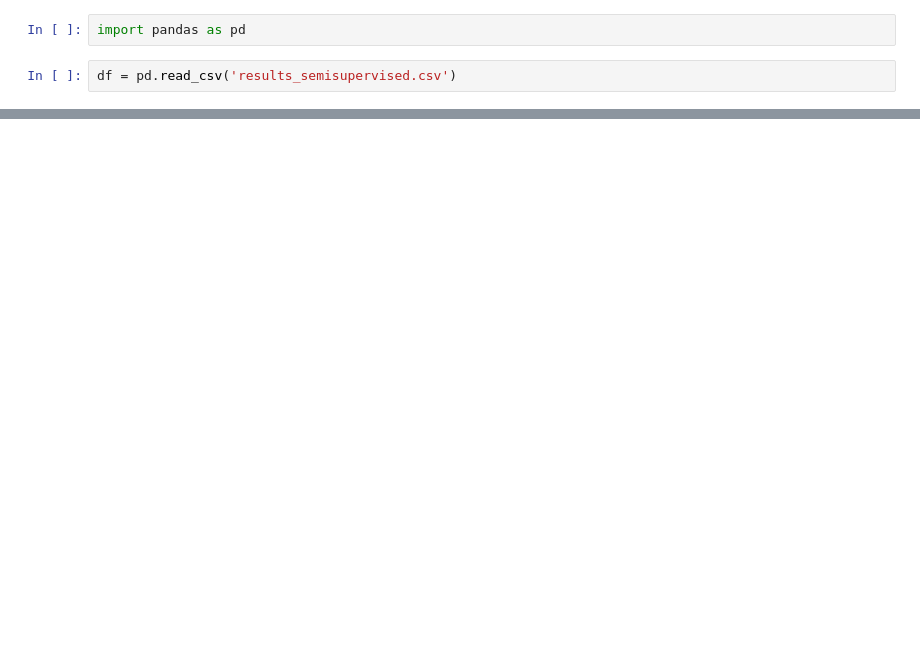
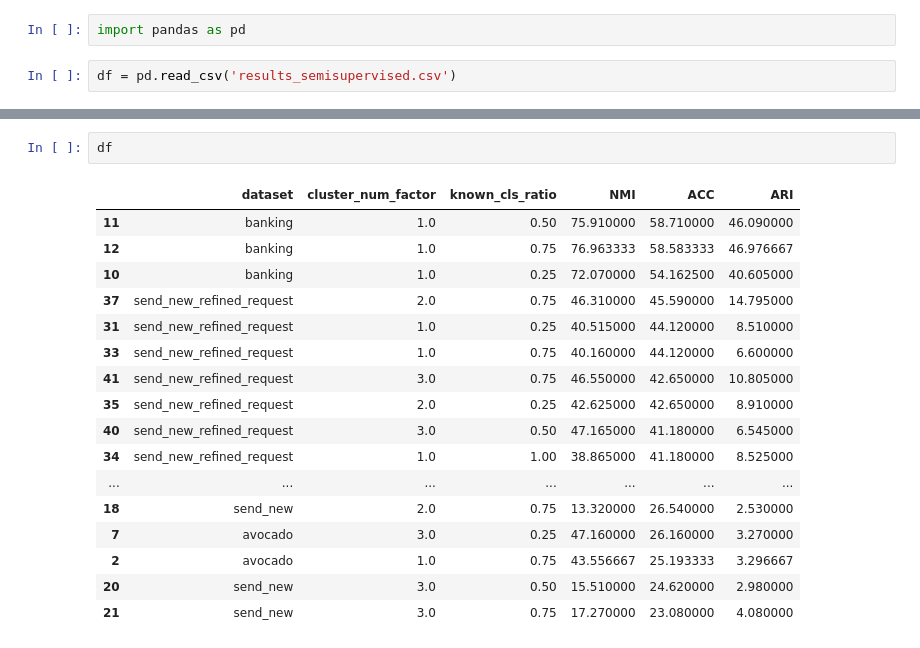
Before and after one commit to padeck/ma_workspace, a Jupyter notebook: TEXTOIR/open_intent_discovery/results/inspect_results.ipynb, the cells around one changed output, grey strips where cells are left out. Saved outputs shown, nothing was run; the diff lists cells and outputs as text; blank space fills up the shorter version.

```diff
--- a/TEXTOIR/open_intent_discovery/results/inspect_results.ipynb
+++ b/TEXTOIR/open_intent_discovery/results/inspect_results.ipynb
@@ -16,0 +63,20 @@ df.loc[( (df['seed']==0))].sort_values('known_cls_ratio')
+# %%
+df
+# %% [output]
+|  | dataset | cluster_num_factor | known_cls_ratio | NMI | ACC | ARI |
+| 11 | banking | 1.0 | 0.50 | 75.910000 | 58.710000 | 46.090000 |
+| 12 | banking | 1.0 | 0.75 | 76.963333 | 58.583333 | 46.976667 |
+| 10 | banking | 1.0 | 0.25 | 72.070000 | 54.162500 | 40.605000 |
+| 37 | send_new_refined_request | 2.0 | 0.75 | 46.310000 | 45.590000 | 14.795000 |
+| 31 | send_new_refined_request | 1.0 | 0.25 | 40.515000 | 44.120000 | 8.510000 |
+| 33 | send_new_refined_request | 1.0 | 0.75 | 40.160000 | 44.120000 | 6.600000 |
+| 41 | send_new_refined_request | 3.0 | 0.75 | 46.550000 | 42.650000 | 10.805000 |
+| 35 | send_new_refined_request | 2.0 | 0.25 | 42.625000 | 42.650000 | 8.910000 |
+| 40 | send_new_refined_request | 3.0 | 0.50 | 47.165000 | 41.180000 | 6.545000 |
+| 34 | send_new_refined_request | 1.0 | 1.00 | 38.865000 | 41.180000 | 8.525000 |
+| ... | ... | ... | ... | ... | ... | ... |
+| 18 | send_new | 2.0 | 0.75 | 13.320000 | 26.540000 | 2.530000 |
+| 7 | avocado | 3.0 | 0.25 | 47.160000 | 26.160000 | 3.270000 |
+| 2 | avocado | 1.0 | 0.75 | 43.556667 | 25.193333 | 3.296667 |
+| 20 | send_new | 3.0 | 0.50 | 15.510000 | 24.620000 | 2.980000 |
+| 21 | send_new | 3.0 | 0.75 | 17.270000 | 23.080000 | 4.080000 |
```
Also changed, not shown: parts of 5 cells of this notebook, 1 other file.
